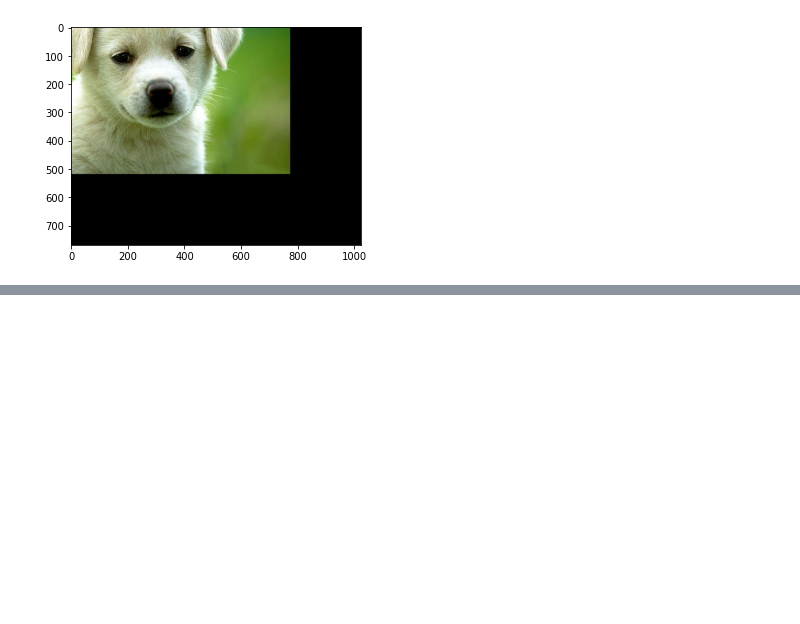
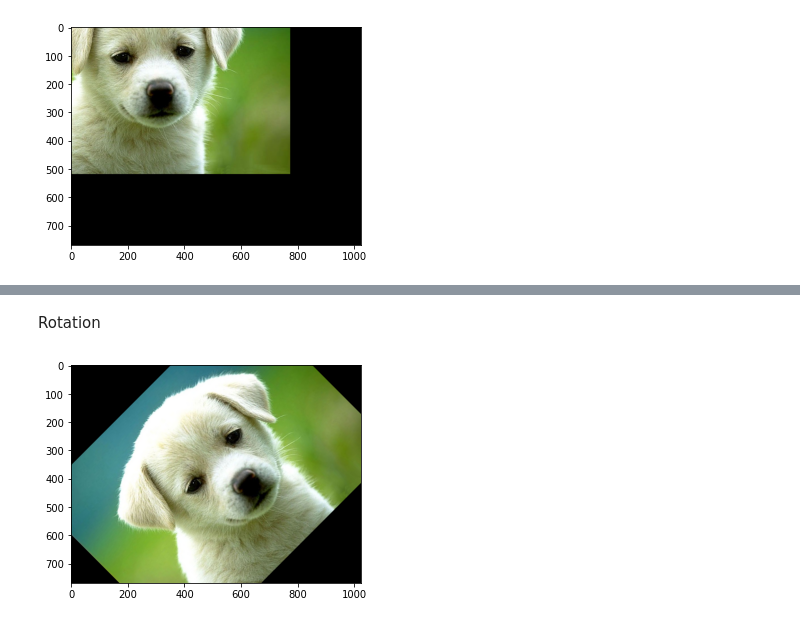
Before and after one commit to lokeshkumarn/OpenCV, a Jupyter notebook: OpenCV_Basics.ipynb, the cells around one changed output, grey strips where cells are left out. Cells and saved outputs as stored; diff of their text form; code cells hidden in the pictures; blank space fills up the shorter version.

```diff
--- a/OpenCV_Basics.ipynb
+++ b/OpenCV_Basics.ipynb
@@ -178,0 +186,14 @@ show_cv2(shifted_up_left)
+# %% [markdown]
+Rotation
+# %%
+(h,w) = tmp_image.shape[:2]
+center = (w//2, h//2)
+
+#Get Rotation Matrix
+M = cv2.getRotationMatrix2D(center, 45, 1.0) #45 degree rotation from center with same dimension 1.0
+
+rotated = cv2.warpAffine(tmp_image, M, (w, h))
+
+show_cv2(rotated)
+# %% [output]
+[figure, added]
```
Also changed, not shown: parts of 4 cells of this notebook.
